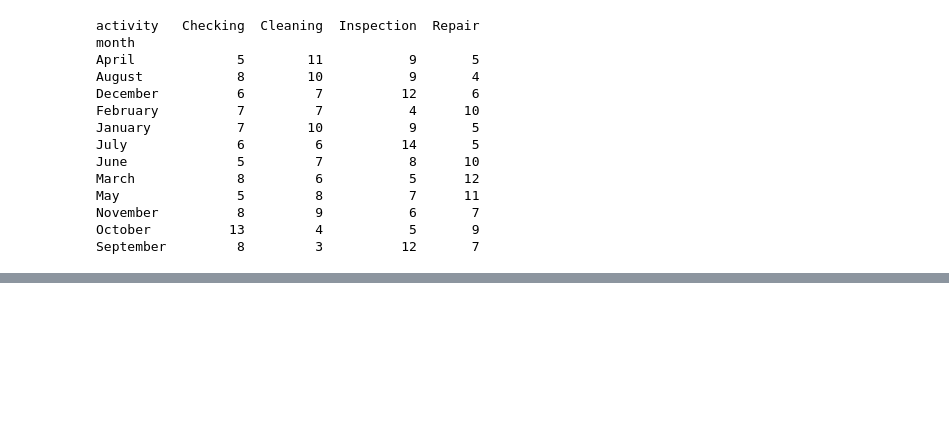
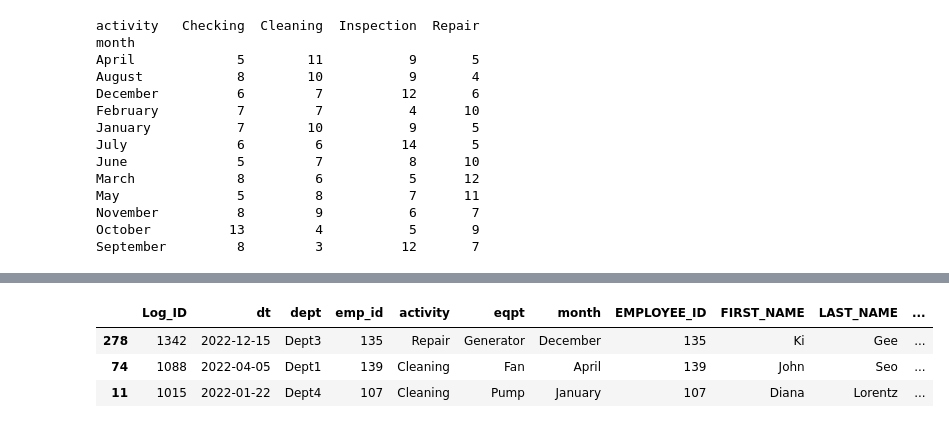
Before and after one commit to vaishnavipatel2805/Python_Libraries_Practice-, a Jupyter notebook: Pandas/Pandas_exercise.ipynb, the cells around one changed output, grey strips where cells are left out. Cells and saved outputs as stored; diff of their text form; code cells hidden in the pictures; blank space fills up the shorter version.

```diff
--- a/Pandas/Pandas_exercise.ipynb
+++ b/Pandas/Pandas_exercise.ipynb
@@ -581,0 +623,8 @@ September         8         3          12       7
+# %%
+# Employee who have worked most no of times on Weekends.
+emp_act.sample(3)
+# %% [output]
+|  | Log_ID | dt | dept | emp_id | activity | eqpt | month | EMPLOYEE_ID | FIRST_NAME | LAST_NAME | ... |
+| 278 | 1342 | 2022-12-15 | Dept3 | 135 | Repair | Generator | December | 135 | Ki | Gee | ... |
+| 74 | 1088 | 2022-04-05 | Dept1 | 139 | Cleaning | Fan | April | 139 | John | Seo | ... |
+| 11 | 1015 | 2022-01-22 | Dept4 | 107 | Cleaning | Pump | January | 107 | Diana | Lorentz | ... |
```
Also changed, not shown: parts of 13 cells of this notebook.
